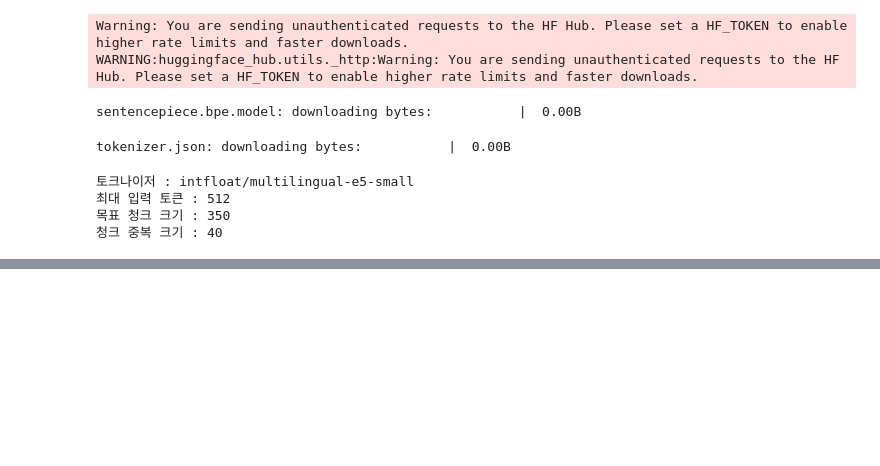
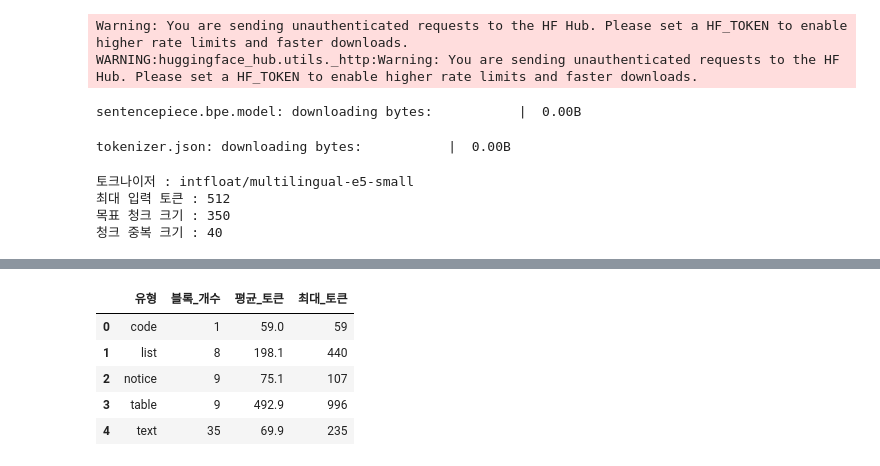
Before and after one commit to Phils-dev/RAG_Homework, a Jupyter notebook: PX4_RAG.ipynb, the cells around one changed output, grey strips where cells are left out. Cells and saved outputs as stored; diff of their text form; code cells hidden in the pictures; blank space fills up the shorter version.

```diff
--- a/PX4_RAG.ipynb
+++ b/PX4_RAG.ipynb
@@ -1018,0 +1293,96 @@ print("구조 보존 검토 대상 :", len(df_review_sections))
+# %%
+
+# 5.9-B. 문서 블록 분할 결과 확인
+
+# 블록 정보 목록 정의
+block_info = []
+
+# 입력 제한 초과 문서 분석
+for document in section_documents:
+
+    metadata = document.metadata
+
+    content = make_chunk_content(
+        metadata,
+        document.page_content
+    )
+
+    # 입력 제한 이내 문서 제외
+    if count_input_tokens(content) <= INPUT_TOKEN_LIMIT:
+        continue
+
+    # 문서 블록 분할
+    blocks = split_blocks(document.page_content)
+
+    # 분할 전후 내용 검증
+    original_lines = [
+        line for line in document.page_content.splitlines()
+        if line.strip()
+    ]
+
+    divided_lines = [
+        line
+        for block_type, block in blocks
+        for line in block.splitlines()
+        if line.strip()
+    ]
+
+    if original_lines != divided_lines:
+        raise ValueError(
+            f"문서 내용 불일치 : {metadata['section']}"
+        )
+
+    # 블록 정보 추출
+    for index, (block_type, block) in enumerate(blocks):
+
+        input_tokens = count_input_tokens(
+            make_chunk_content(metadata, block)
+        )
+
+        block_info.append({
+            "문서명": metadata["file_name"],
+            "장·절": metadata["section"],
+            "블록 번호": index + 1,
+            "유형": block_type,
+            "본문 토큰": count_tokens(block),
+            "입력 토큰": input_tokens
+        })
+
+# 블록 정보 생성
+df_blocks = pd.DataFrame(block_info)
+
+# 블록 유형별 통계 생성
+df_block_summary = df_blocks.groupby("유형").agg(
+    블록_개수=("블록 번호", "count"),
+    평균_토큰=("입력 토큰", "mean"),
+    최대_토큰=("입력 토큰", "max")
+).reset_index()
+
+df_block_summary["평균_토큰"] = (
+    df_block_summary["평균_토큰"].round(1)
+)
+
+# 블록 유형별 통계 출력
+display(df_block_summary)
+
+# 입력 제한 초과 블록 추출
+df_large_blocks = df_blocks[
+    df_blocks["입력 토큰"] > INPUT_TOKEN_LIMIT
+]
+
+# 분할 결과 출력
+print("전체 블록 수 :", len(df_blocks))
+print("최대 입력 토큰 :", df_blocks["입력 토큰"].max())
+print("입력 제한 초과 블록 :", len(df_large_blocks))
+print("분할 전후 본문 검증 완료")
+
+# 추가 분할 대상 출력
+print("\n[입력 제한 초과 블록 목록]")
+print(df_large_blocks.to_string(index=False))
+# %% [output]
+|  | 유형 | 블록_개수 | 평균_토큰 | 최대_토큰 |
+| 0 | code | 1 | 59.0 | 59 |
+| 1 | list | 8 | 198.1 | 440 |
+| 2 | notice | 9 | 75.1 | 107 |
+| 3 | table | 9 | 492.9 | 996 |
+| 4 | text | 35 | 69.9 | 235 |
```
Also changed, not shown: parts of 19 cells of this notebook.
